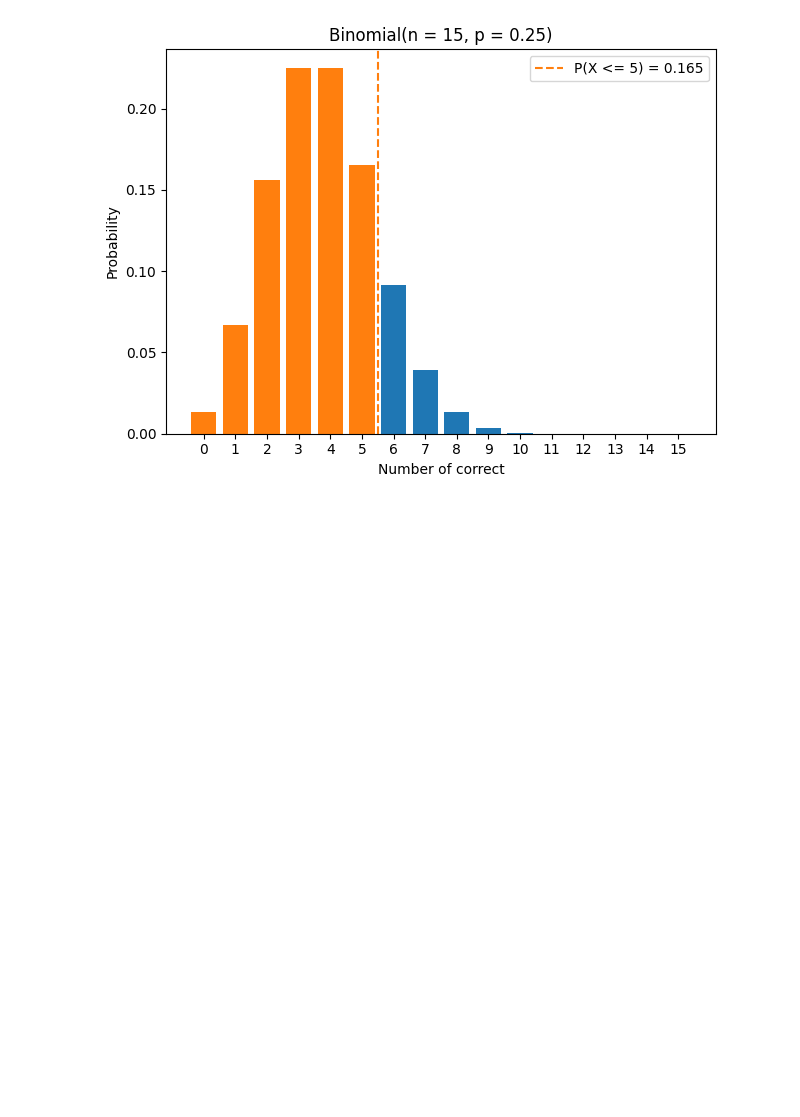
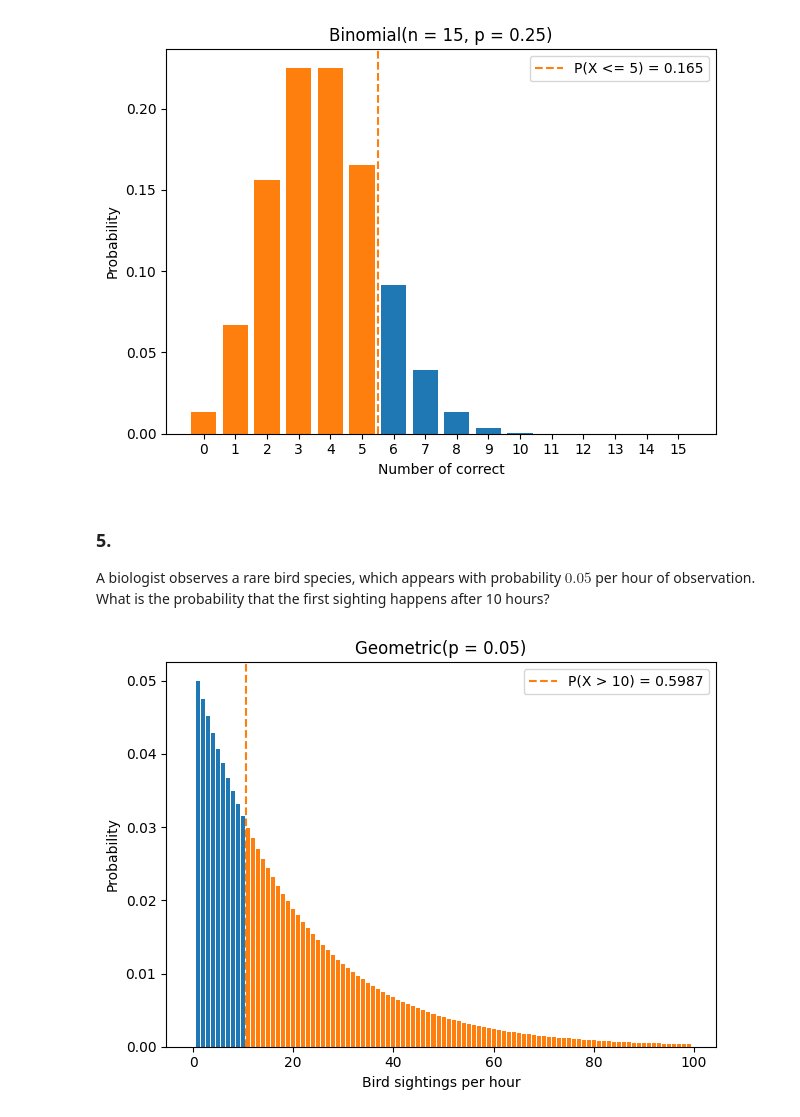
Before and after one commit to ZenSoftware/zen_jupyter, a Jupyter notebook: stats/practice_questions/binomial_and_negbinom.ipynb, the cells around one changed output. Cells and saved outputs as stored; diff of their text form; code cells hidden in the pictures; blank space fills up the shorter version.

```diff
--- a/stats/practice_questions/binomial_and_negbinom.ipynb
+++ b/stats/practice_questions/binomial_and_negbinom.ipynb
@@ -157,3 +157,29 @@ plt.legend()
 plt.show()
 # %% [output]
 [figure]
+# %% [markdown]
+### **5.**
+A biologist observes a rare bird species, which appears with probability $0.05$ per hour of observation.
+What is the probability that the first sighting happens after 10 hours?
+# %%
+import scipy.stats as stats
+import matplotlib.pyplot as plt
+import numpy as np
+
+k = 10
+p = 0.05
+
+x_vals = np.arange(100)
+answer = stats.geom.sf(k, p)
+pmf = stats.geom.pmf(x_vals, p)
+colors = ['C1' if x > k else 'C0' for x in x_vals]
+plt.bar(x_vals, pmf, color=colors)
+plt.axvline(k+0.5, color="C1", linestyle="--", label=f"P(X > {k}) = {answer:.4}")
+plt.title(f"Geometric(p = {p})")
+plt.xlabel("Bird sightings per hour")
+plt.ylabel("Probability")
+plt.tight_layout()
+plt.legend()
+plt.show()
+# %% [output]
+[figure, added]
```
